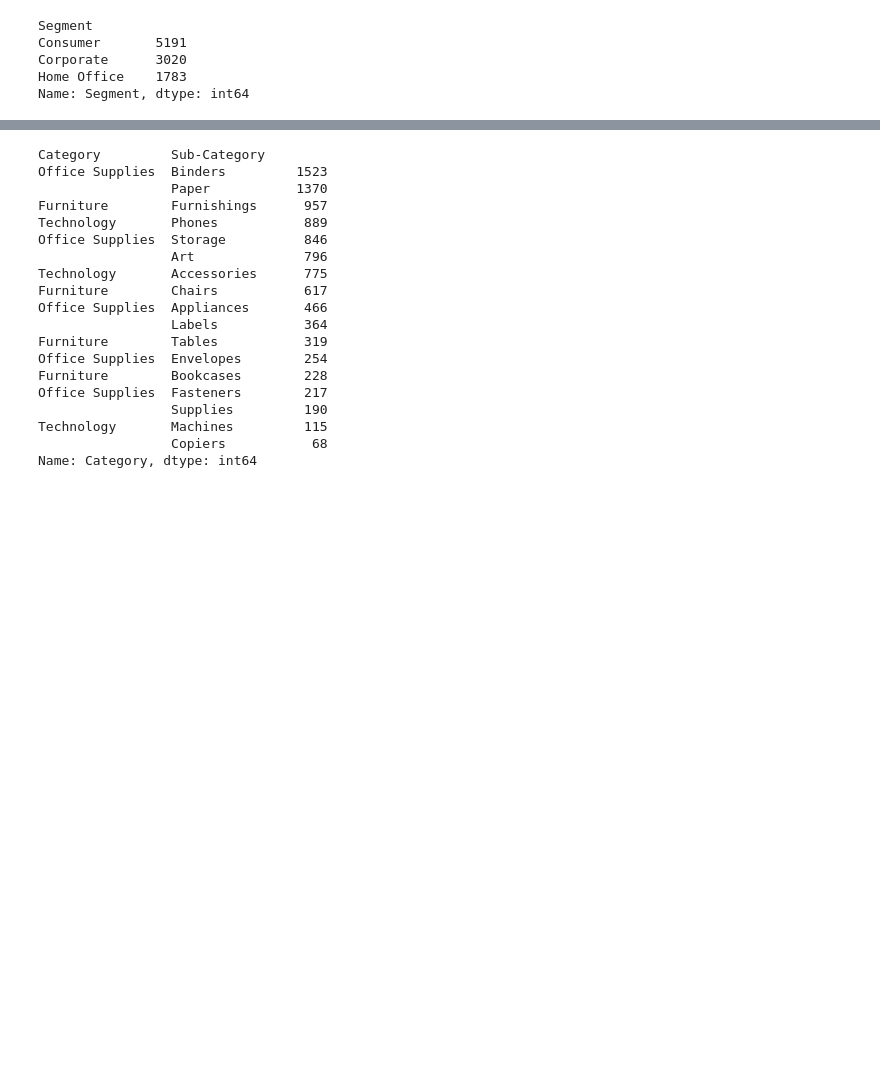
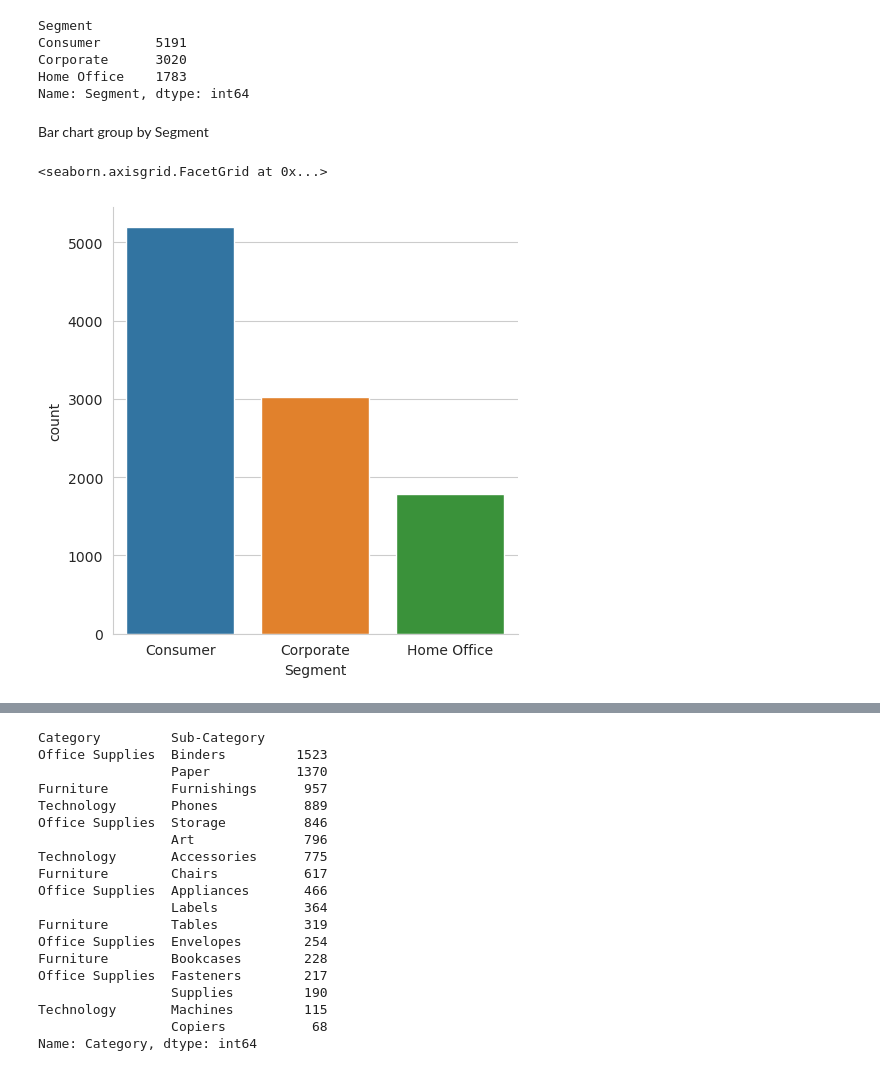
Before and after one commit to alejo-cuello/first-steps-data-science, a Jupyter notebook: code/exploring-series.ipynb, the cells around one changed output, grey strips where cells are left out. Drawn from its saved outputs; the diff is of its cells as text; code cells hidden in the pictures; blank space fills up the shorter version.

Commit message:
Applying concepts of the exploratory-data-analysis course

```diff
--- a/code/exploring-series.ipynb
+++ b/code/exploring-series.ipynb
@@ -5,0 +10,3 @@ import numpy as np
+# %%
+sns.set_style(style='whitegrid')
+plt.rcParams['figure.figsize'] = (11, 9.4) # rc means runtime configuration
@@ -87,3 +128,17 @@ Consumer       5191
 Corporate      3020
 Home Office    1783
 Name: Segment, dtype: int64
+# %% [markdown]
+Bar chart group by Segment
+# %%
+#Pyplot
+#data.Segment.value_counts().plot(kind='bar')
+
+#Seaborn
+sns.catplot(data=data, x='Segment',kind='count')
+
+#Another option using Seaborn
+# data.value_counts('Segment').reset_index(name='count').pipe(lambda df: sns.barplot(data=df, x='Segment',y='count'))
+# %% [output]
+<seaborn.axisgrid.FacetGrid at 0x...>
+[figure, added]
```
Also changed, not shown: parts of 26 cells of this notebook.
